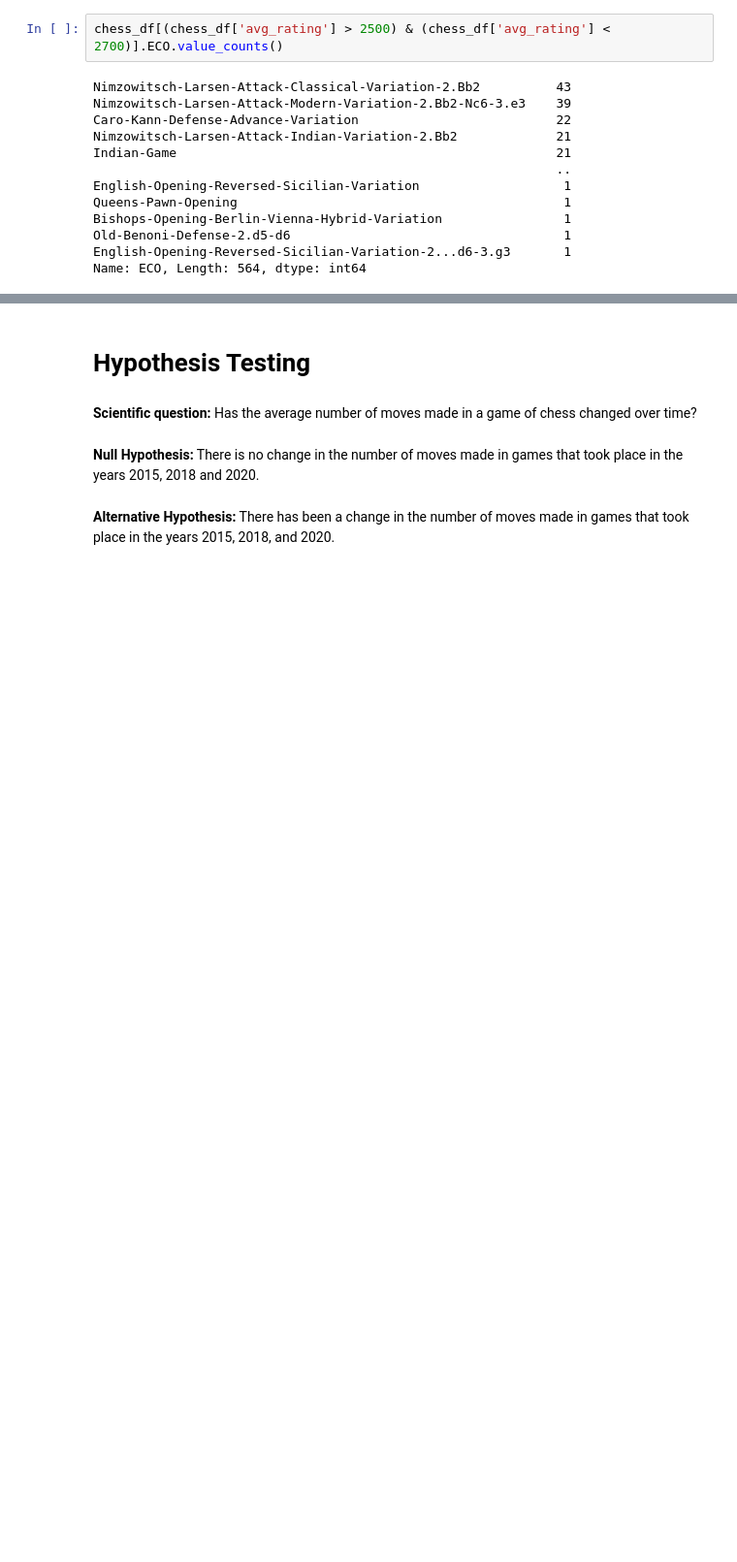
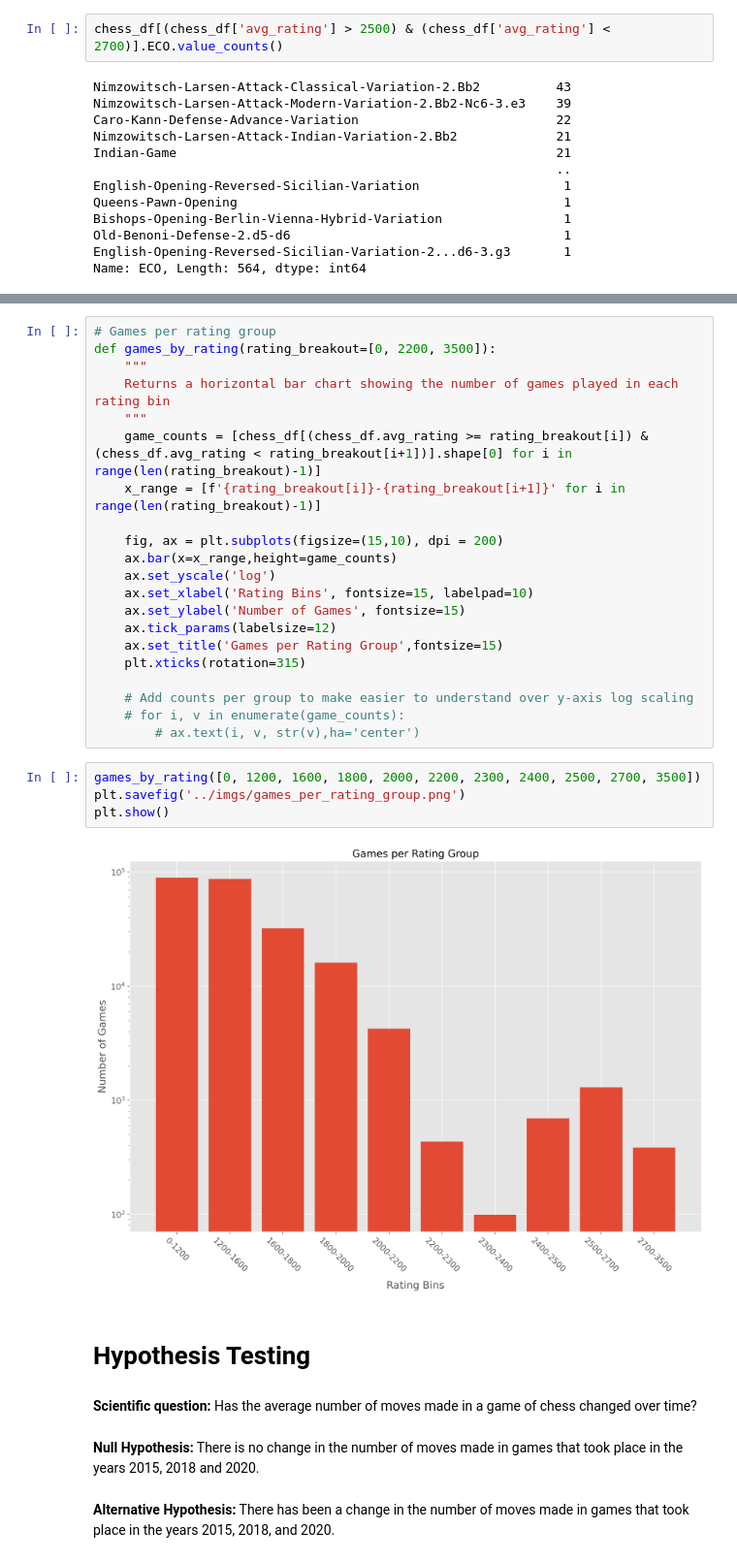
Before and after one commit to kenshr/The-Evolution-of-Chess, a Jupyter notebook: src/Sample_RU_1500_EDA.ipynb, the cells around one changed output, grey strips where cells are left out. Shown at 97% size. Saved outputs shown, nothing was run; the diff lists cells and outputs as text; blank space fills up the shorter version.

```diff
--- a/src/Sample_RU_1500_EDA.ipynb
+++ b/src/Sample_RU_1500_EDA.ipynb
@@ -355,3 +440,30 @@ Number of games for ELO range 2700-3500: 383
+# %%
+# Games per rating group
+def games_by_rating(rating_breakout=[0, 2200, 3500]):
+    """
+    Returns a horizontal bar chart showing the number of games played in each rating bin
+    """
+    game_counts = [chess_df[(chess_df.avg_rating >= rating_breakout[i]) & (chess_df.avg_rating < rating_breakout[i+1])].shape[0] for i in range(len(rating_breakout)-1)]
+    x_range = [f'{rating_breakout[i]}-{rating_breakout[i+1]}' for i in range(len(rating_breakout)-1)]
+
+    fig, ax = plt.subplots(figsize=(15,10), dpi = 200)
+    ax.bar(x=x_range,height=game_counts)
+    ax.set_yscale('log')
+    ax.set_xlabel('Rating Bins', fontsize=15, labelpad=10)
+    ax.set_ylabel('Number of Games', fontsize=15)
+    ax.tick_params(labelsize=12)
+    ax.set_title('Games per Rating Group',fontsize=15)
+    plt.xticks(rotation=315)
+
+    # Add counts per group to make easier to understand over y-axis log scaling
+    # for i, v in enumerate(game_counts):
+        # ax.text(i, v, str(v),ha='center')
+# %%
+games_by_rating([0, 1200, 1600, 1800, 2000, 2200, 2300, 2400, 2500, 2700, 3500])
+plt.savefig('../imgs/games_per_rating_group.png')
+plt.show()
+# %% [output]
+[figure, added]
 # %% [markdown]
 # Hypothesis Testing
 # %% [markdown]
```
Also changed, not shown: parts of 22 cells of this notebook, 2 other files.
